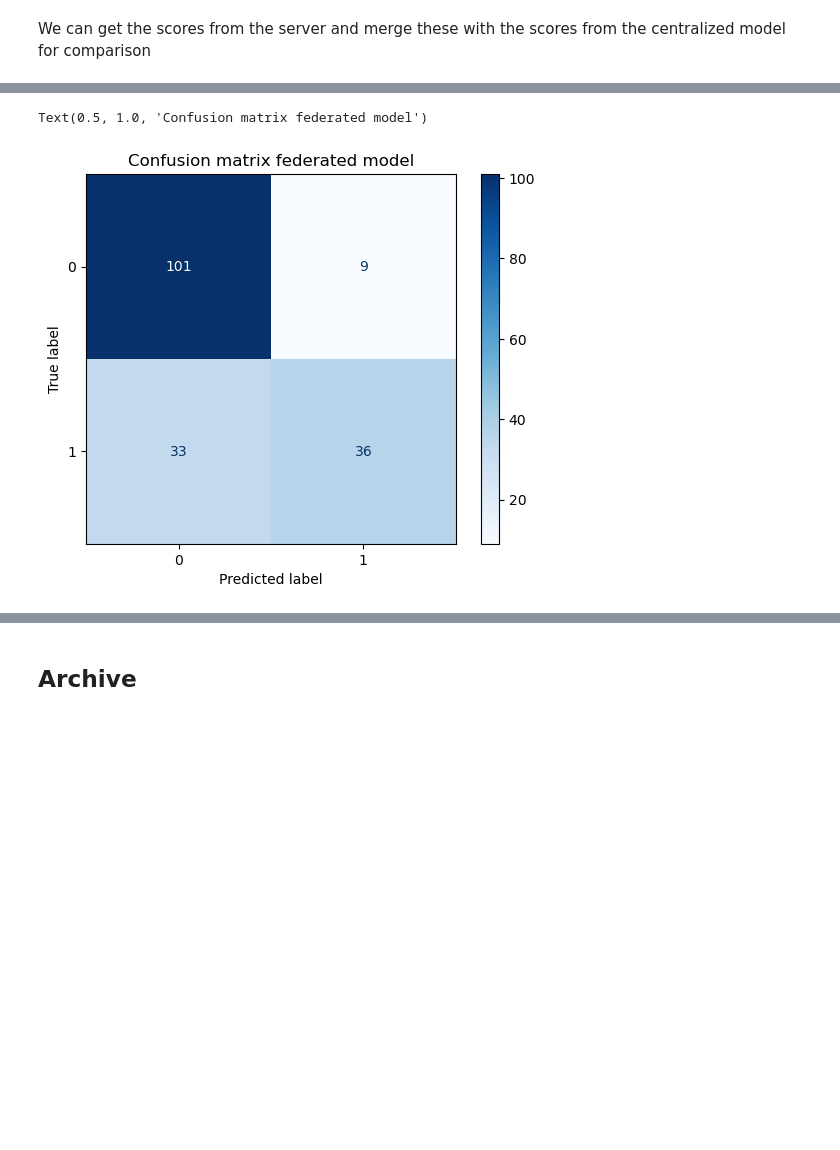
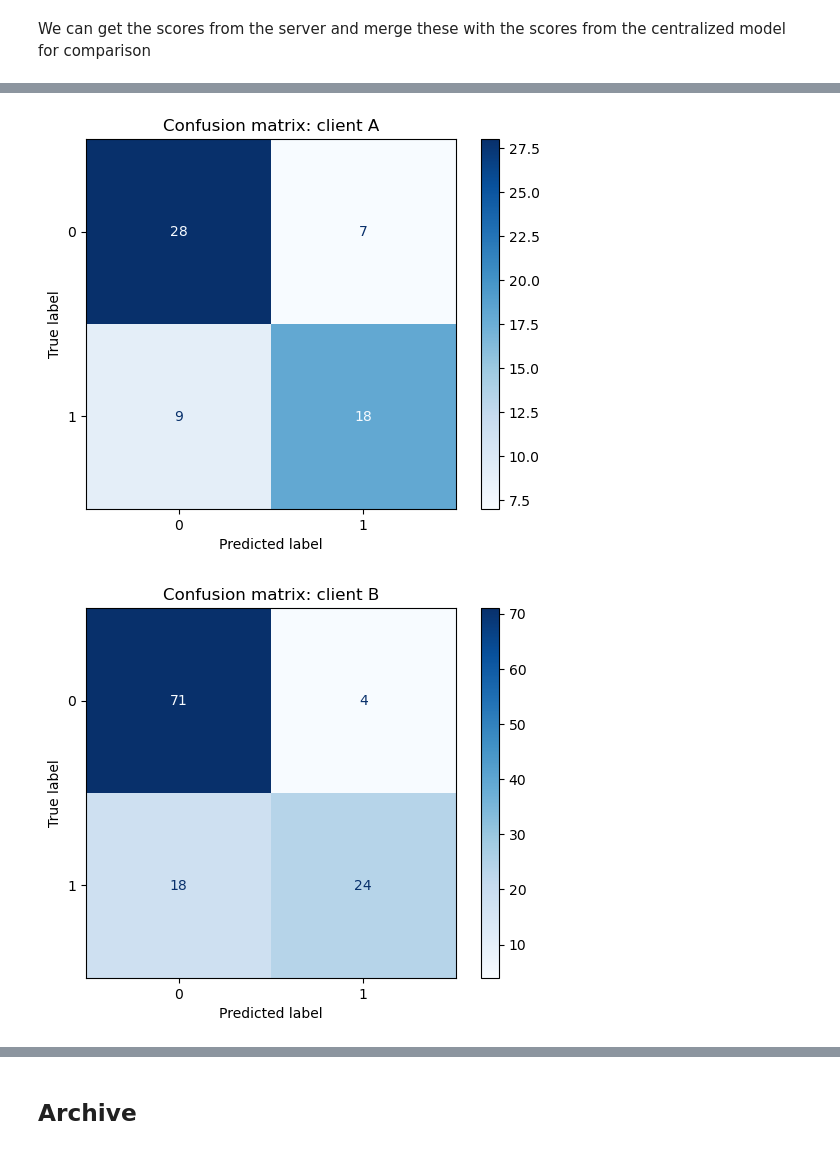
Before and after one commit to daanknoors/fl_titanic, a Jupyter notebook: notebooks/001_train_model.ipynb, the cells around one changed output, grey strips where cells are left out. Cells and saved outputs as stored; diff of their text form; code cells hidden in the pictures; blank space fills up the shorter version.

```diff
--- a/notebooks/001_train_model.ipynb
+++ b/notebooks/001_train_model.ipynb
@@ -262,8 +258,0 @@ clf_federated.steps
-# %%
-clf_federated = deepcopy(server_titanic.collab.clients[0].transformers)
-clf_federated.steps.append(('clf', deepcopy(server_titanic.collab.classifier)))
-visual.plot_confusion_matrix(clf_federated, X_test, y_test)
-plt.title('Confusion matrix federated model')
-# %% [output]
-Text(0.5, 1.0, 'Confusion matrix federated model')
-[figure, removed]
@@ -270 +261,8 @@ Text(0.5, 1.0, 'Confusion matrix federated model')
+# %%
+for client_name, results in server_titanic.collab.clf_results_.items():
+    cmd = visual.plot_confusion_matrix(results['confusion_matrix'])
+    plt.title(f'Confusion matrix: client {client_name}')
+# %% [output]
+[figure, added]
+[figure, added]
 # %%
```
Also changed, not shown: parts of 16 cells of this notebook, 5 other files.
